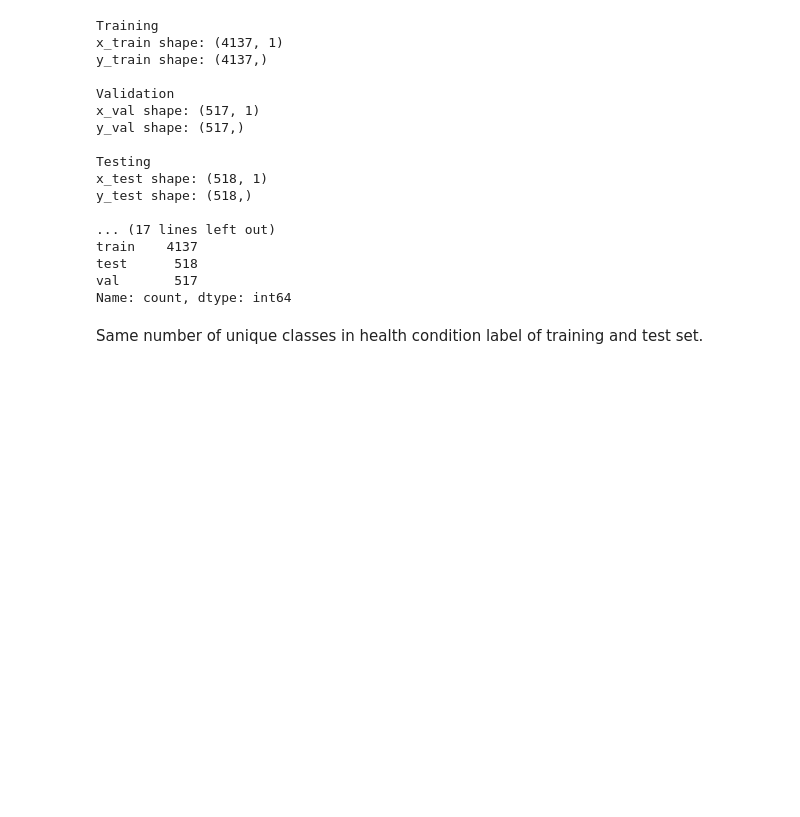
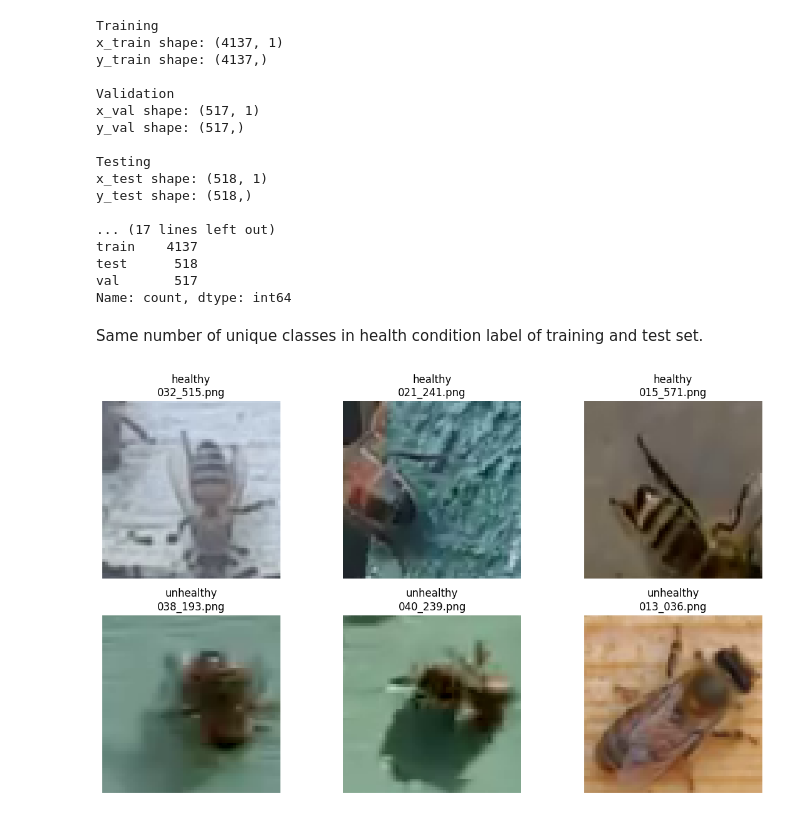
Before and after one commit to MarioP03/beeproject-cnn, a Jupyter notebook: models/cnn.ipynb, the cells around one changed output. Cells and saved outputs as stored; diff of their text form; code cells hidden in the pictures; blank space fills up the shorter version.

```diff
--- a/models/cnn.ipynb
+++ b/models/cnn.ipynb
@@ -105,3 +105,54 @@ val       517
 Name: count, dtype: int64
 # %% [markdown]
 Same number of unique classes in health condition label of training and test set.
+# %%
+# Show only 6 random training images (3 healthy, 3 unhealthy) without preloading all images
+class_names = ["healthy", "unhealthy"]
+
+# Convert labels to a NumPy array for easier indexing
+y_train_labels = y_train.astype(str).str.lower().to_numpy()
+
+# Indices by class
+healthy_indices = np.where(y_train_labels == "healthy")[0]
+unhealthy_indices = np.where(y_train_labels == "unhealthy")[0]
+
+# Load and resize only selected images for faster preview
+def load_preview_image(filename, preview_size=(64, 64)):
+    img_path = os.path.join("../data/bee_imgs", filename)
+    with Image.open(img_path) as img:
+        img = img.convert("RGB")
+        img = img.resize(preview_size)
+        return np.array(img)
+
+# Sample 3 images from each class
+n_per_class = 3
+healthy_pick = np.random.choice(
+    healthy_indices,
+    size=n_per_class,
+    replace=len(healthy_indices) < n_per_class
+)
+unhealthy_pick = np.random.choice(
+    unhealthy_indices,
+    size=n_per_class,
+    replace=len(unhealthy_indices) < n_per_class
+)
+
+# Combine picks so first row is healthy, second row is unhealthy
+picked_indices = np.concatenate([healthy_pick, unhealthy_pick])
+
+plt.figure(figsize=(12, 7))
+for i, index in enumerate(picked_indices):
+    plt.subplot(2, 3, i + 1)
+
+    filename = x_train.iloc[index, 0]
+    label = y_train.iloc[index]
+    preview_img = load_preview_image(filename)
+    plt.imshow(preview_img)
+
+    plt.title(f"{label}\n{filename}")
+    plt.axis("off")
+
+plt.tight_layout()
+plt.show()
+# %% [output]
+[figure, added]
```
Also changed, not shown: parts of 14 cells of this notebook, 1 other file.
